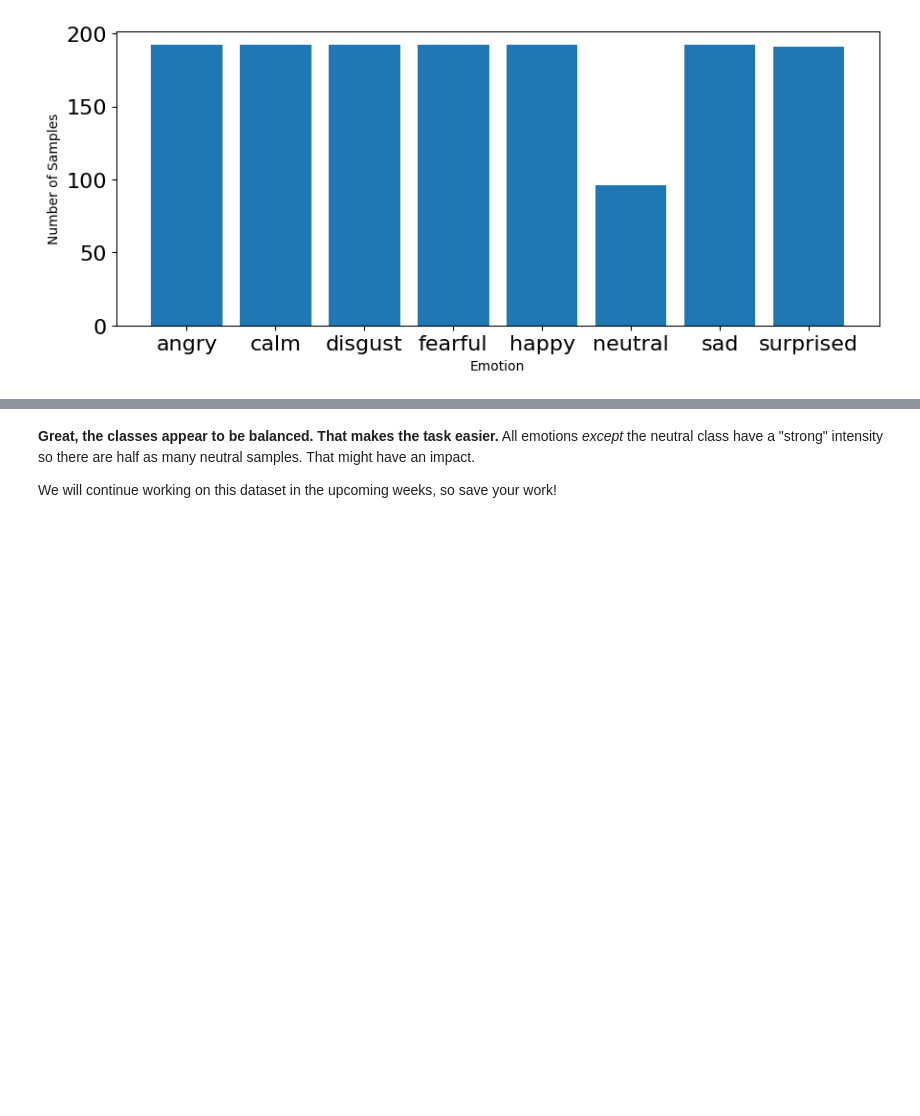
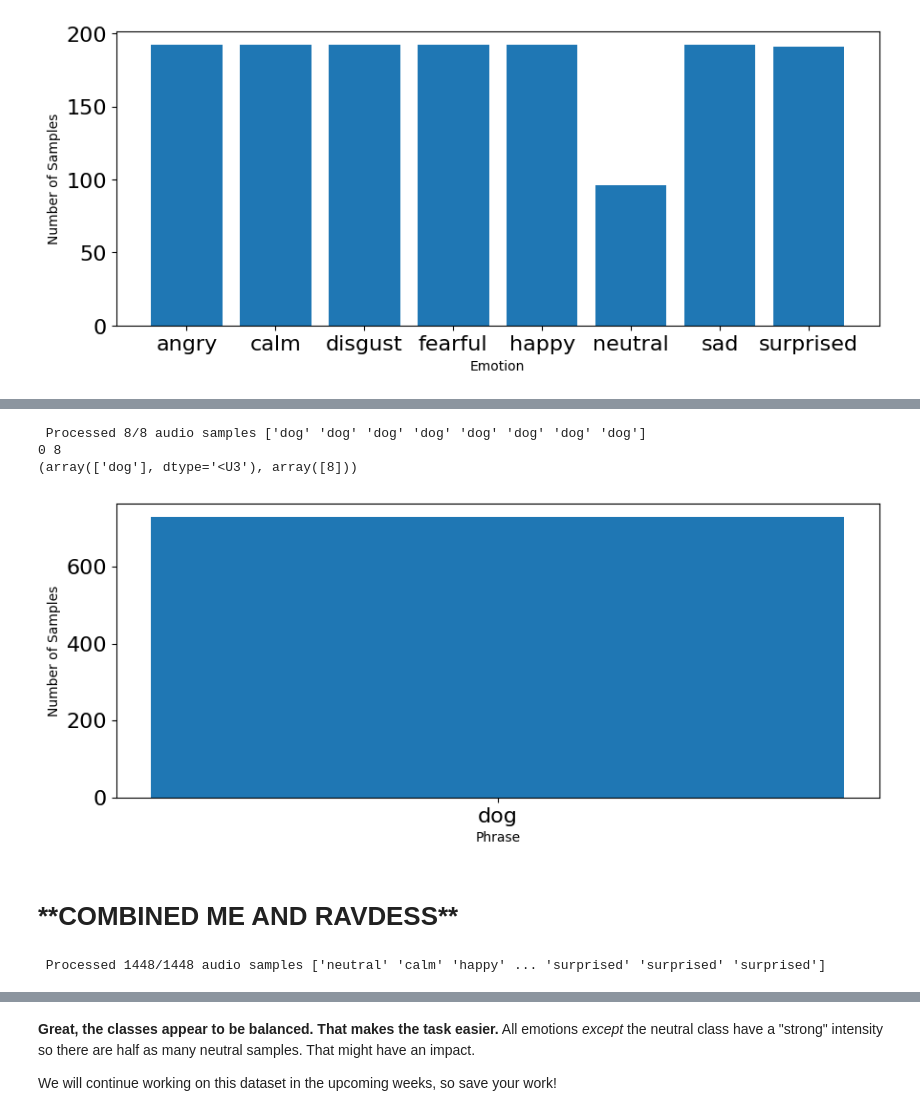
Before and after one commit to theoneureka/Week2-DataPreprocessing, a Jupyter notebook: Week 2.ipynb, the cells around one changed output, grey strips where cells are left out. Drawn from its saved outputs; the diff is of its cells as text; code cells hidden in the pictures; blank space fills up the shorter version.

```diff
--- a/Week 2.ipynb
+++ b/Week 2.ipynb
@@ -799,0 +903,37 @@ plt.show()
+# %%
+features, phrase = load_data3()
+print(phrase)
+
+m = 0
+f = 0
+
+for item in phrase:
+  if item=='kid':
+    m+=1
+  else:
+    f+=1
+
+print(m, f)
+
+print(np.unique(phrase, return_counts=True))
+# %% [output]
+ Processed 8/8 audio samples ['dog' 'dog' 'dog' 'dog' 'dog' 'dog' 'dog' 'dog']
+0 8
+(array(['dog'], dtype='<U3'), array([8]))
+# %%
+# plot phrase
+plt.figure(figsize=(35,4))
+plt.subplot(1,3,1)
+#np.unique returns ordered list of unique elements and count of each element
+# emotion_list, count = np.unique(emotions, return_counts=True)
+phrase_list, count = np.unique(phrase, return_counts=True)
+plt.bar(x=range(1), height=count)
+plt.xticks(ticks=range(1), labels = ['dog'],fontsize=10)
+plt.xlabel('Phrase')
+plt.tick_params(labelsize=16)
+plt.ylabel('Number of Samples')
+plt.show()
+# %% [output]
+[figure, added]
+# %% [markdown]
+<h1>**COMBINED ME AND RAVDESS**</h1>
@@ -799,0 +970,5 @@ plt.show()
+# %%
+features, emotions = load_data()
+print(emotions)
+# %% [output]
+ Processed 1448/1448 audio samples ['neutral' 'calm' 'happy' ... 'surprised' 'surprised' 'surprised']
```
Also changed, not shown: parts of 41 cells of this notebook.
